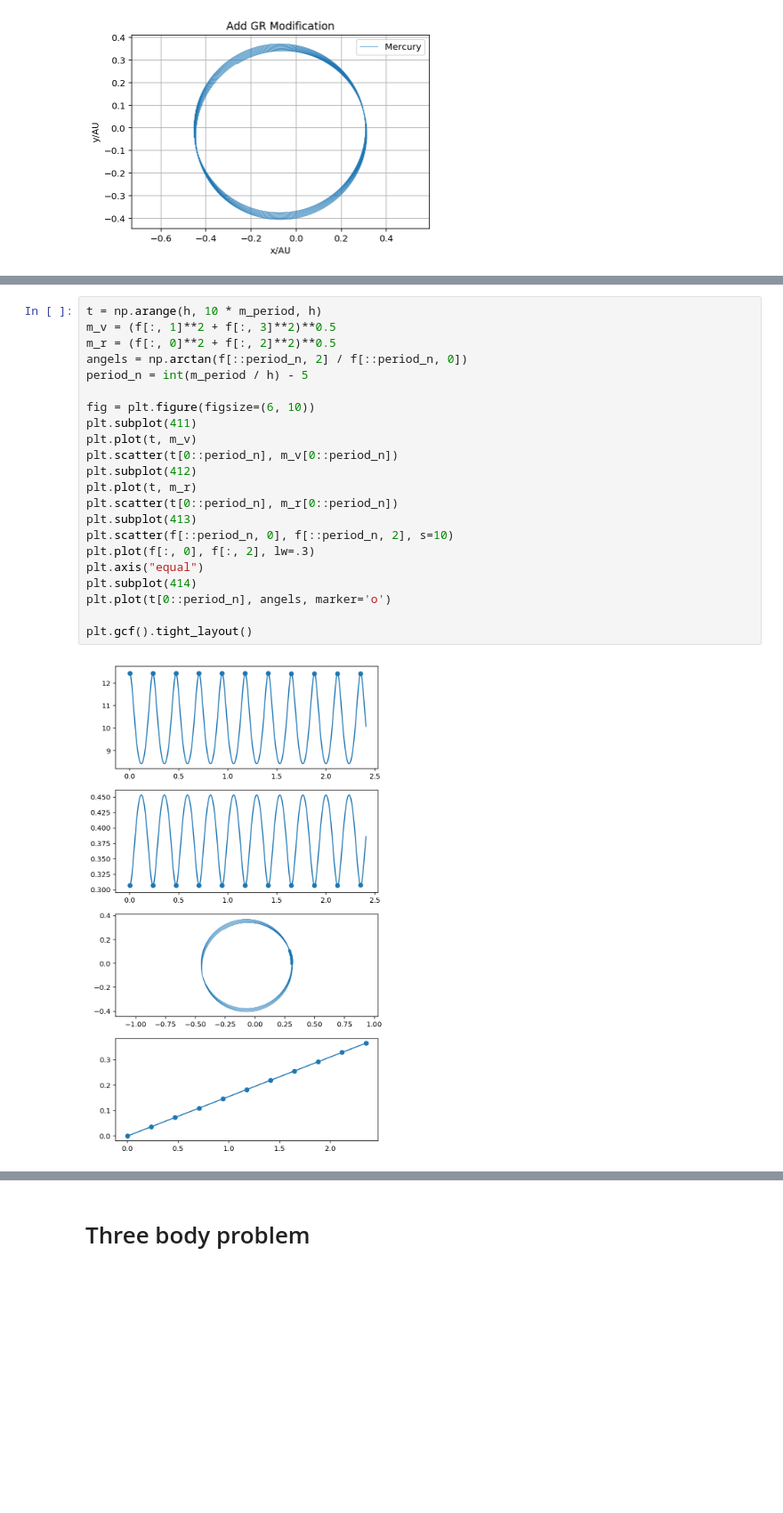
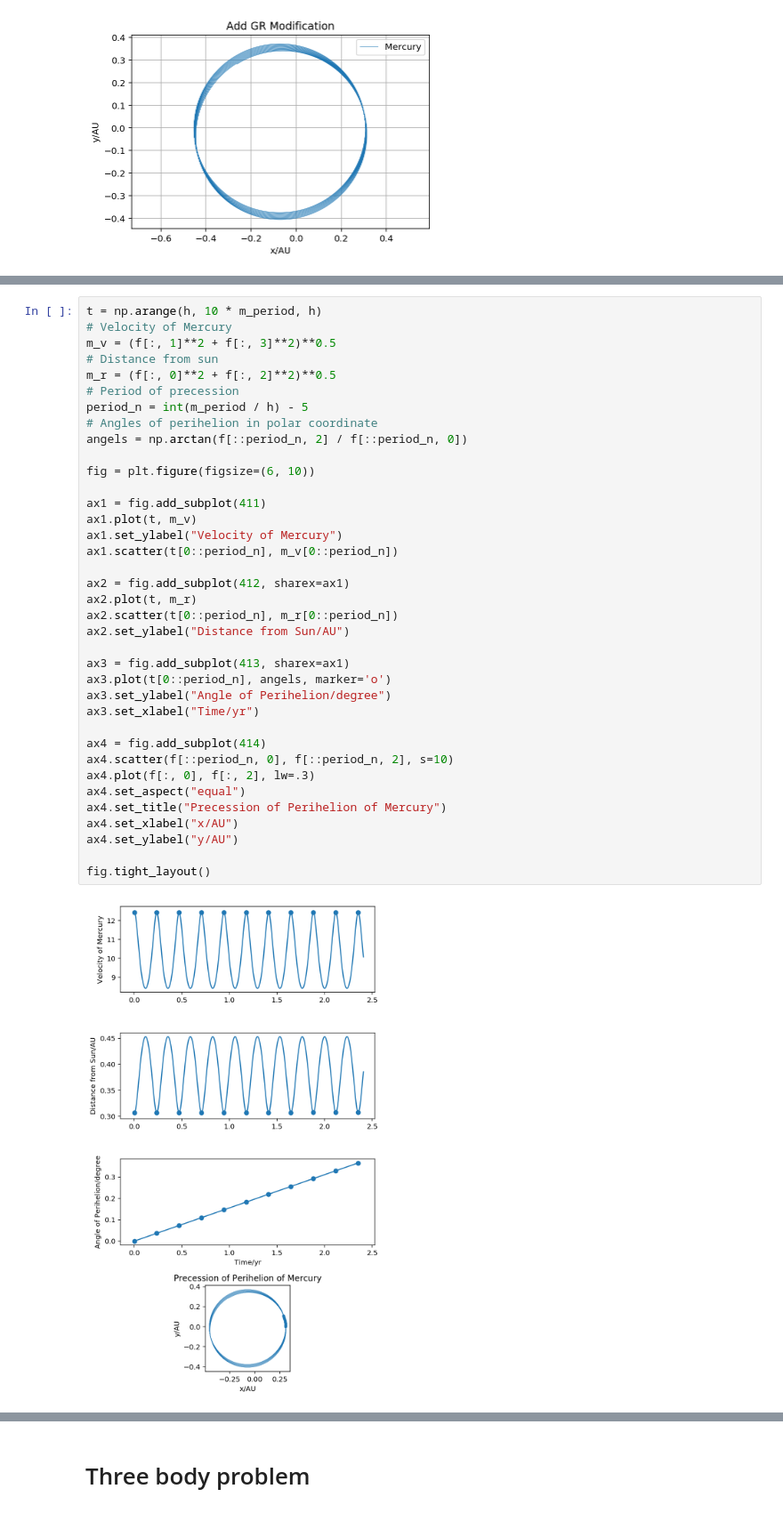
Before and after one commit to watertien/computational_physics, a Jupyter notebook: ODE_solver.ipynb, the cells around one changed output, grey strips where cells are left out. Shown at 89% size. Drawn from its saved outputs; the diff is of its cells as text; blank space fills up the shorter version.

Commit message:
Do some little changes about precession

```diff
--- a/ODE_solver.ipynb
+++ b/ODE_solver.ipynb
@@ -212,24 +215,39 @@ to get an approximate result.
 # %%
 t = np.arange(h, 10 * m_period, h)
+# Velocity of Mercury
 m_v = (f[:, 1]**2 + f[:, 3]**2)**0.5
+# Distance from sun
 m_r = (f[:, 0]**2 + f[:, 2]**2)**0.5
+# Period of precession
+period_n = int(m_period / h) - 5
+# Angles of perihelion in polar coordinate
 angels = np.arctan(f[::period_n, 2] / f[::period_n, 0])
-period_n = int(m_period / h) - 5
 
 fig = plt.figure(figsize=(6, 10))
-plt.subplot(411)
-plt.plot(t, m_v)
-plt.scatter(t[0::period_n], m_v[0::period_n])
-plt.subplot(412)
-plt.plot(t, m_r)
-plt.scatter(t[0::period_n], m_r[0::period_n])
-plt.subplot(413)
-plt.scatter(f[::period_n, 0], f[::period_n, 2], s=10)
-plt.plot(f[:, 0], f[:, 2], lw=.3)
-plt.axis("equal")
-plt.subplot(414)
-plt.plot(t[0::period_n], angels, marker='o')
 
-plt.gcf().tight_layout()
+ax1 = fig.add_subplot(411)
+ax1.plot(t, m_v)
+ax1.set_ylabel("Velocity of Mercury")
+ax1.scatter(t[0::period_n], m_v[0::period_n])
+
+ax2 = fig.add_subplot(412, sharex=ax1)
+ax2.plot(t, m_r)
+ax2.scatter(t[0::period_n], m_r[0::period_n])
+ax2.set_ylabel("Distance from Sun/AU")
+
+ax3 = fig.add_subplot(413, sharex=ax1)
+ax3.plot(t[0::period_n], angels, marker='o')
+ax3.set_ylabel("Angle of Perihelion/degree")
+ax3.set_xlabel("Time/yr")
+
+ax4 = fig.add_subplot(414)
+ax4.scatter(f[::period_n, 0], f[::period_n, 2], s=10)
+ax4.plot(f[:, 0], f[:, 2], lw=.3)
+ax4.set_aspect("equal")
+ax4.set_title("Precession of Perihelion of Mercury")
+ax4.set_xlabel("x/AU")
+ax4.set_ylabel("y/AU")
+
+fig.tight_layout()
 # %% [output]
-[figure, old version]
+[figure, new version]
```
Also changed, not shown: parts of 6 cells of this notebook, 8 other files.
